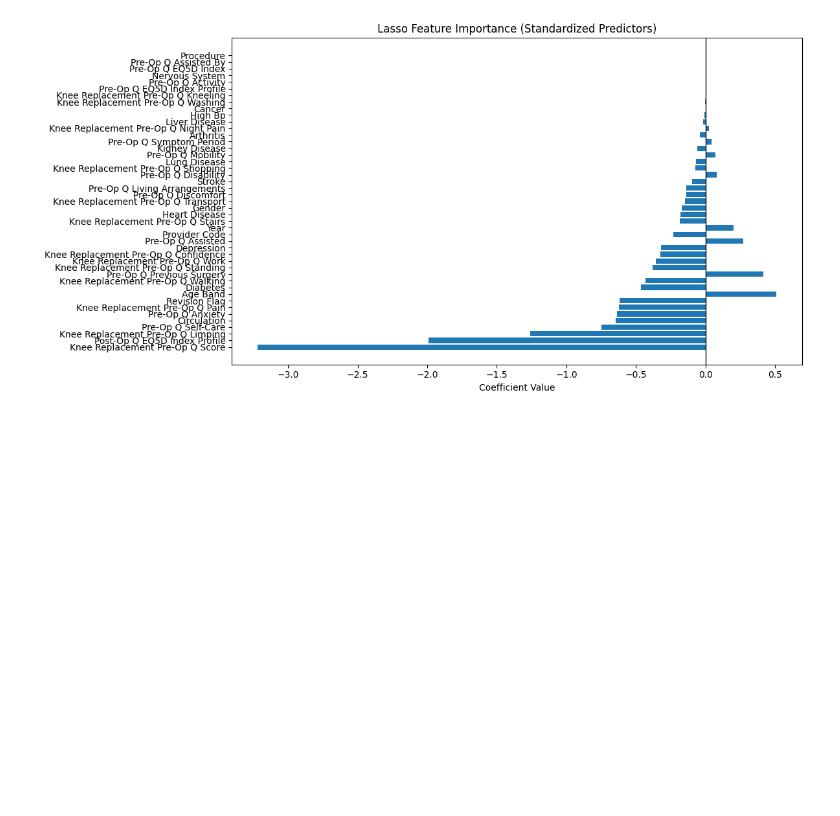
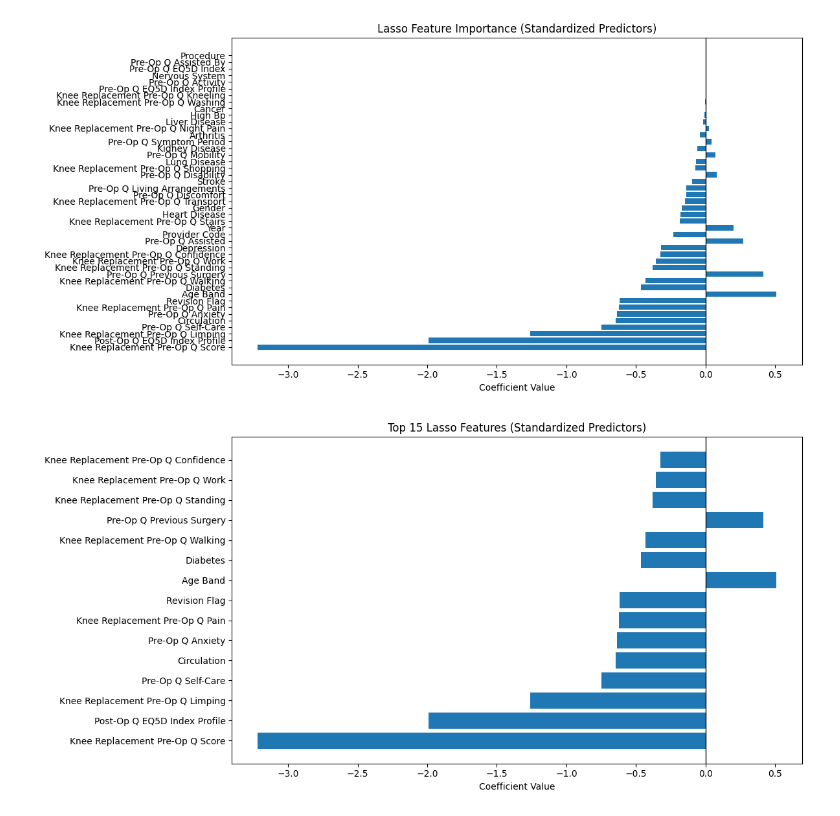
Before and after one commit to LALITAMITTAL18/EAISI-NHS, a Jupyter notebook: notebooks/Julia/Linear Regression.ipynb, the cells around one changed output. Cells and saved outputs as stored; diff of their text form; code cells hidden in the pictures; blank space fills up the shorter version.

```diff
--- a/notebooks/Julia/Linear Regression.ipynb
+++ b/notebooks/Julia/Linear Regression.ipynb
@@ -869,3 +949,31 @@ plt.tight_layout()
 plt.show()
 # %% [output]
 [figure]
+# %%
+import numpy as np
+import matplotlib.pyplot as plt
+
+# Get feature names and coefficients
+feature_names = np.array(
+    df_standardized.select(
+        pl.col(pl.NUMERIC_DTYPES).exclude("health_gain")
+    ).columns
+)
+coefs = np.array(lasso.coef_)
+
+# Sort by absolute value
+idx = np.argsort(np.abs(coefs))[::-1]
+
+# Select top 15
+top_n = 15
+top_idx = idx[:top_n]
+
+plt.figure(figsize=(12, 6))
+plt.barh(feature_names[top_idx], coefs[top_idx])
+plt.xlabel("Coefficient Value")
+plt.title("Top 15 Lasso Features (Standardized Predictors)")
+plt.axvline(0, color='black', linewidth=1)
+plt.tight_layout()
+plt.show()
+# %% [output]
+[figure, added]
```
Also changed, not shown: parts of 3 cells of this notebook, 1 other file.
